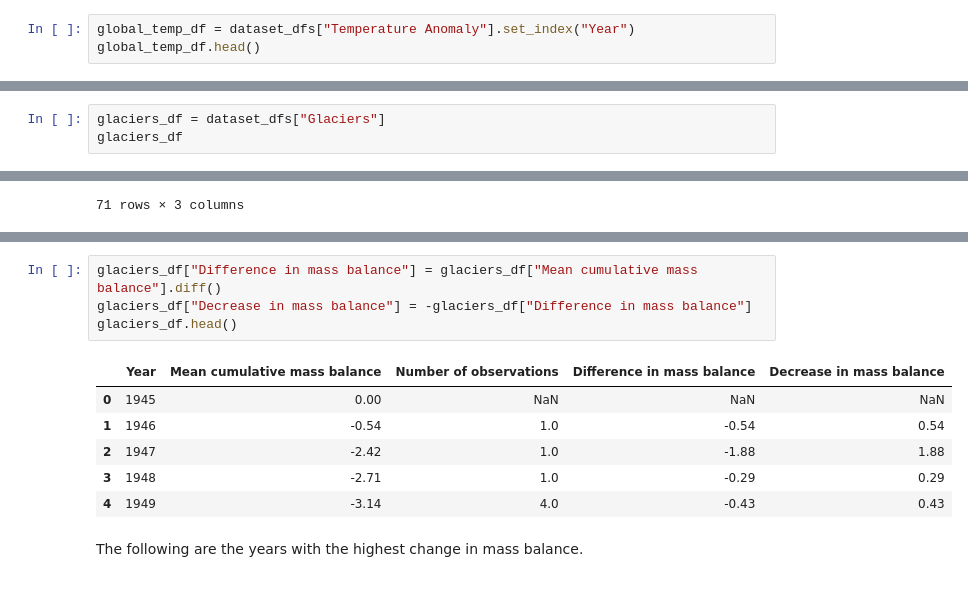
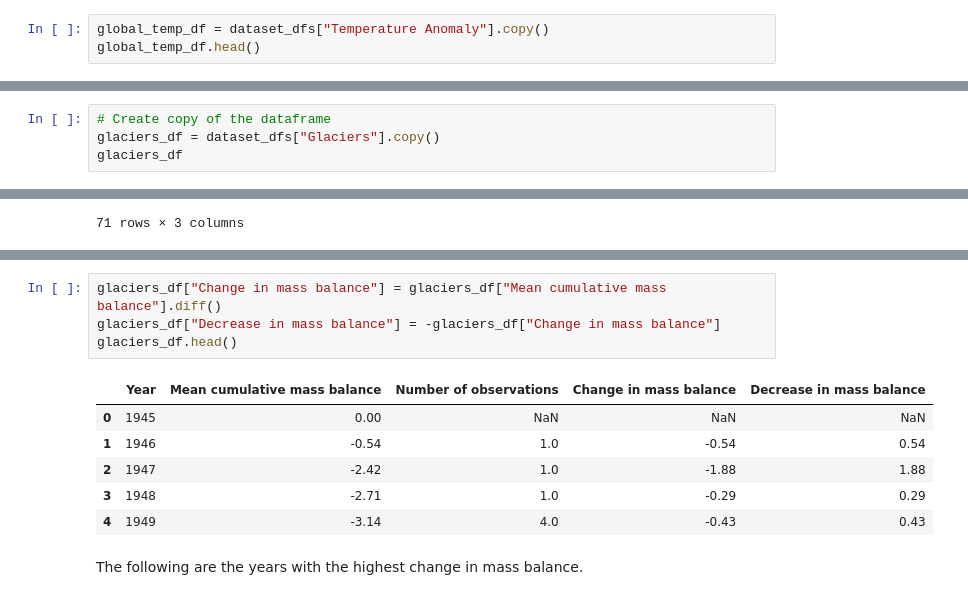
Before and after one commit to radroid/climate-change-analysis, a Jupyter notebook: notebooks/Climate Change - Exploratory Data Analysis.ipynb, the cells around one changed output, grey strips where cells are left out. Cells and saved outputs as stored; diff of their text form.

````diff
--- a/notebooks/Climate Change - Exploratory Data Analysis.ipynb
+++ b/notebooks/Climate Change - Exploratory Data Analysis.ipynb
@@ -107,6 +109,6 @@ Global Temp Forces Dataset Loaded.
 #### Visualizing Anomalies in Global Temperatures
 > Observe how there is an increase of about 1 deg. Celcious over the years.
 # %%
-global_temp_df = dataset_dfs["Temperature Anomaly"].set_index("Year")
+global_temp_df = dataset_dfs["Temperature Anomaly"].copy()
 global_temp_df.head()
 # %% [output]
@@ -162,7 +194,8 @@ Units: m of water equivalent; count,,
 ,,
 ```
 # %%
-glaciers_df = dataset_dfs["Glaciers"]
+# Create copy of the dataframe
+glaciers_df = dataset_dfs["Glaciers"].copy()
 glaciers_df
 # %% [output]
 |  | Year | Mean cumulative mass balance | Number of observations |
@@ -218,11 +253,11 @@ fig.show()
 # %% [output]
 [interactive output not drawn]
 # %%
-glaciers_df["Difference in mass balance"] = glaciers_df["Mean cumulative mass balance"].diff()
-glaciers_df["Decrease in mass balance"] = -glaciers_df["Difference in mass balance"]
+glaciers_df["Change in mass balance"] = glaciers_df["Mean cumulative mass balance"].diff()
+glaciers_df["Decrease in mass balance"] = -glaciers_df["Change in mass balance"]
 glaciers_df.head()
 # %% [output]
-|  | Year | Mean cumulative mass balance | Number of observations | Difference in mass balance | Decrease in mass balance |
+|  | Year | Mean cumulative mass balance | Number of observations | Change in mass balance | Decrease in mass balance |
 | 0 | 1945 | 0.00 | NaN | NaN | NaN |
 | 1 | 1946 | -0.54 | 1.0 | -0.54 | 0.54 |
 | 2 | 1947 | -2.42 | 1.0 | -1.88 | 1.88 |
````
Also changed, not shown: parts of 42 cells of this notebook.
